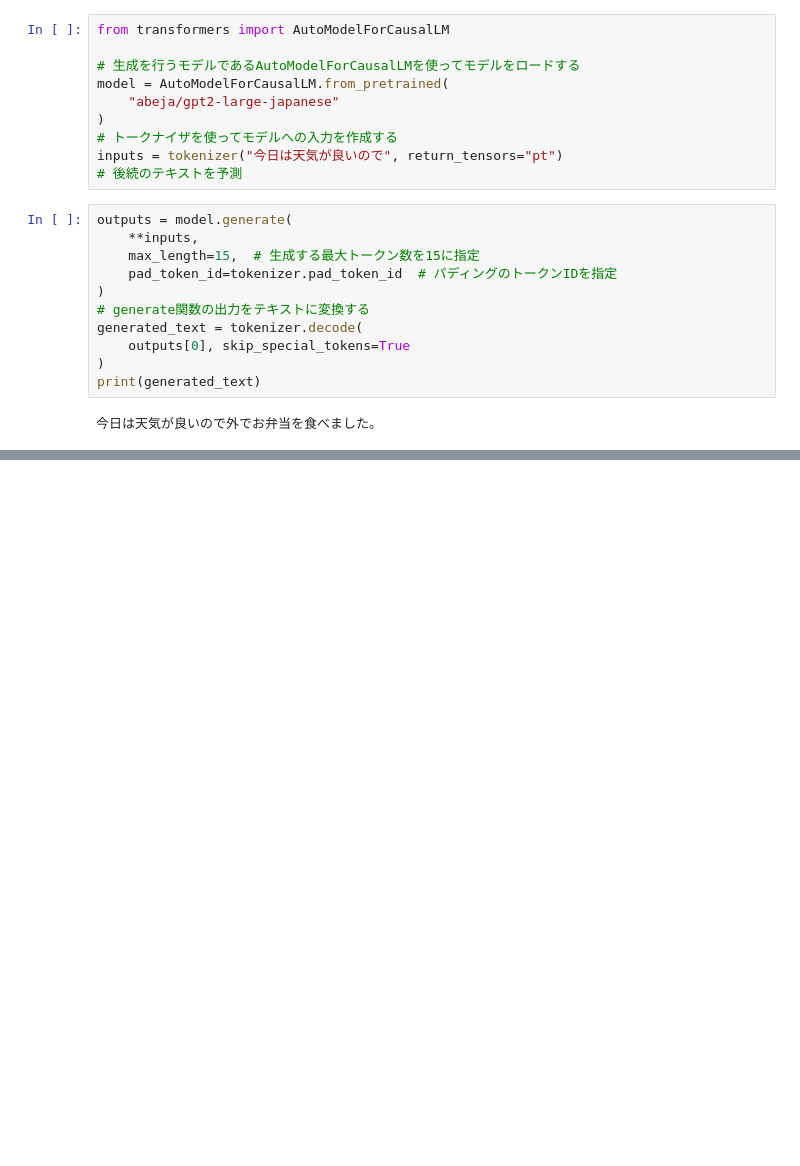
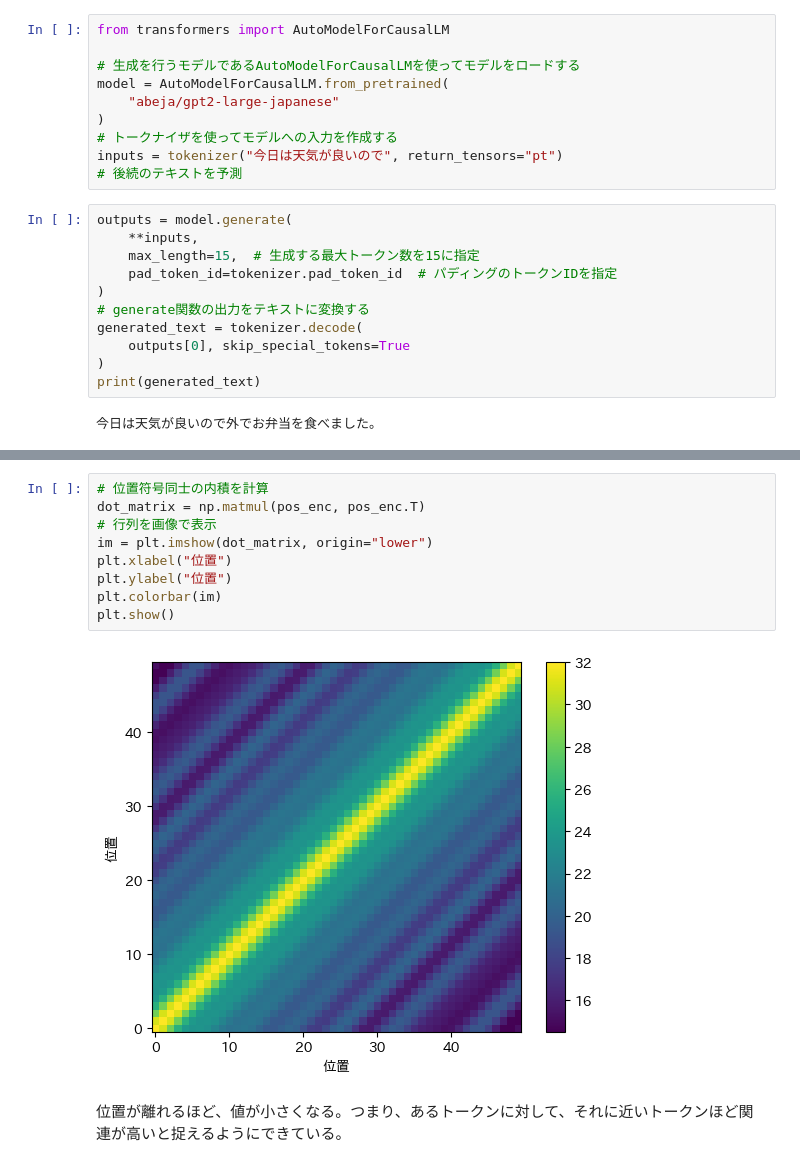
Before and after one commit to takutori/StudyLLM, a Jupyter notebook: src/intro_llm/chapter1.ipynb, the cells around one changed output, grey strips where cells are left out. Saved outputs shown, nothing was run; the diff lists cells and outputs as text; blank space fills up the shorter version.

```diff
--- a/src/intro_llm/chapter1.ipynb
+++ b/src/intro_llm/chapter1.ipynb
@@ -161,0 +189,13 @@ print(generated_text)
+# %%
+# 位置符号同士の内積を計算
+dot_matrix = np.matmul(pos_enc, pos_enc.T)
+# 行列を画像で表示
+im = plt.imshow(dot_matrix, origin="lower")
+plt.xlabel("位置")
+plt.ylabel("位置")
+plt.colorbar(im)
+plt.show()
+# %% [output]
+[figure, added]
+# %% [markdown]
+位置が離れるほど、値が小さくなる。つまり、あるトークンに対して、それに近いトークンほど関連が高いと捉えるようにできている。
```
Also changed, not shown: parts of 2 cells of this notebook, 3 other files.
